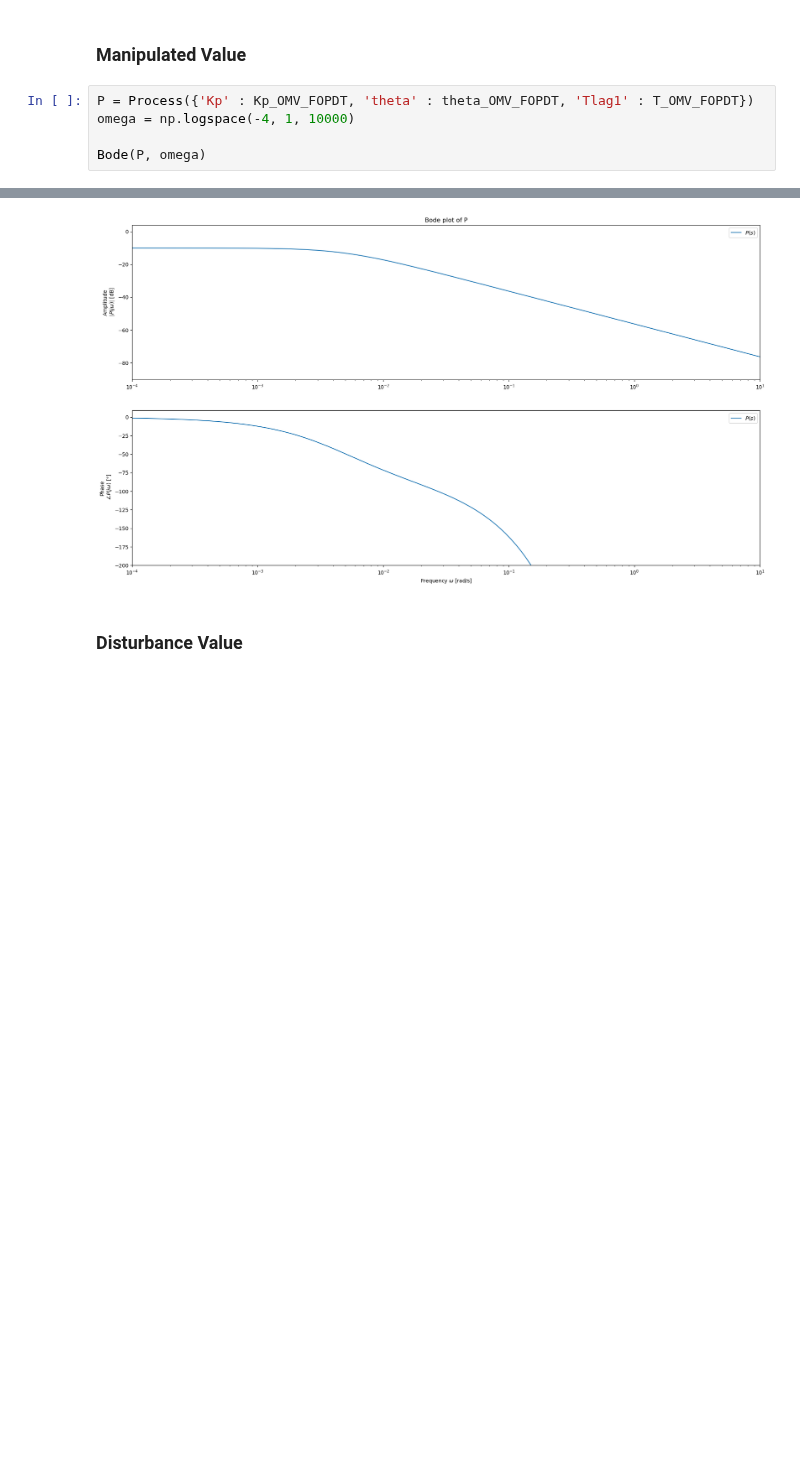
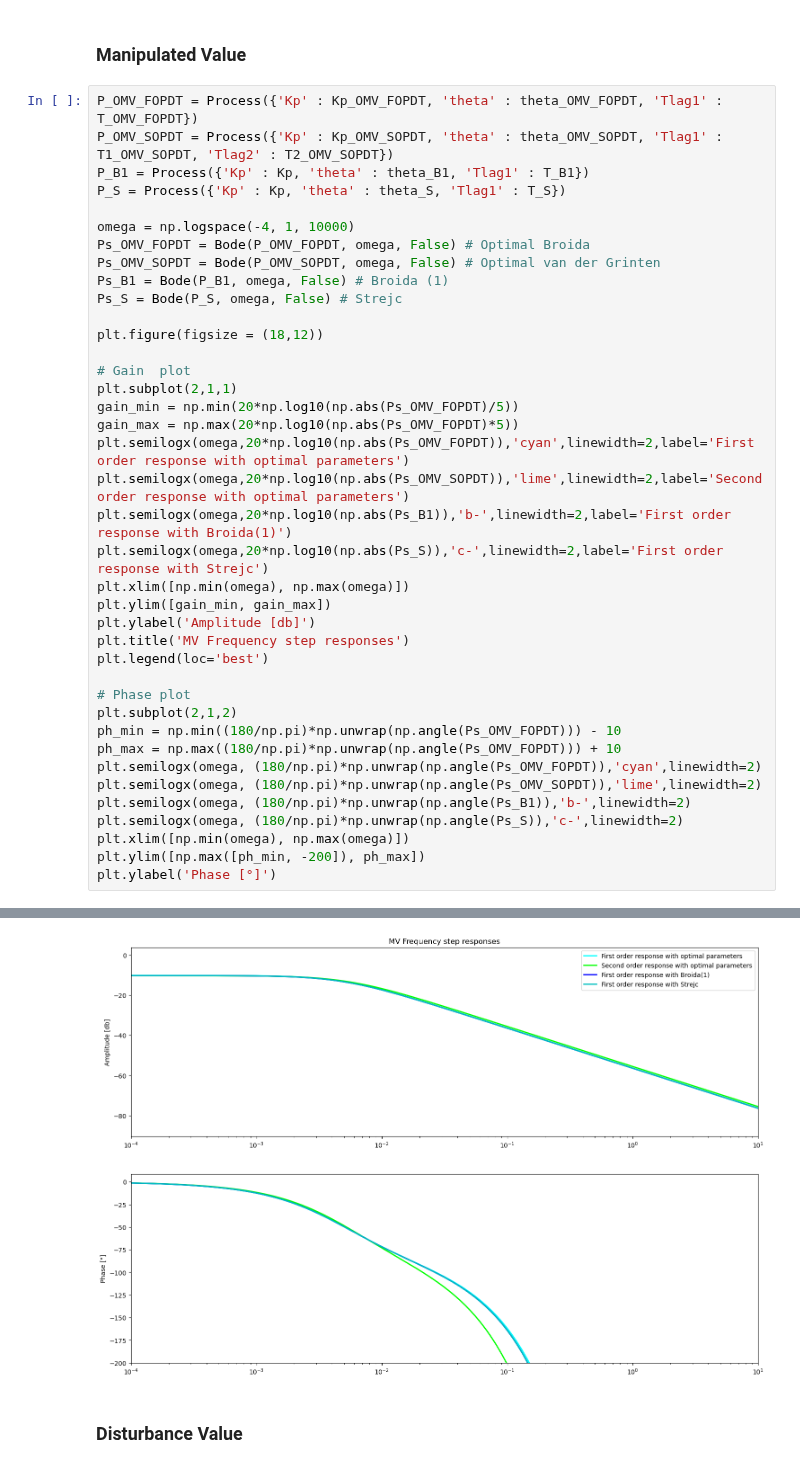
Before and after one commit to sstav0/Lab_Control_Theory, a Jupyter notebook: Simulation_OLP.ipynb, the cells around one changed output, grey strips where cells are left out. Drawn from its saved outputs; the diff is of its cells as text; blank space fills up the shorter version.

Commit message:
Add all models to Bode plots

```diff
--- a/Simulation_OLP.ipynb
+++ b/Simulation_OLP.ipynb
@@ -215,8 +217,42 @@ axs[1].set_xlim([0, np.max(tm_DV)])
 # %% [markdown]
 ### Manipulated Value
 # %%
-P = Process({'Kp' : Kp_OMV_FOPDT, 'theta' : theta_OMV_FOPDT, 'Tlag1' : T_OMV_FOPDT})
+P_OMV_FOPDT = Process({'Kp' : Kp_OMV_FOPDT, 'theta' : theta_OMV_FOPDT, 'Tlag1' : T_OMV_FOPDT})
+P_OMV_SOPDT = Process({'Kp' : Kp_OMV_SOPDT, 'theta' : theta_OMV_SOPDT, 'Tlag1' : T1_OMV_SOPDT, 'Tlag2' : T2_OMV_SOPDT})
+P_B1 = Process({'Kp' : Kp, 'theta' : theta_B1, 'Tlag1' : T_B1})
+P_S = Process({'Kp' : Kp, 'theta' : theta_S, 'Tlag1' : T_S})
+
 omega = np.logspace(-4, 1, 10000)
+Ps_OMV_FOPDT = Bode(P_OMV_FOPDT, omega, False) # Optimal Broida
+Ps_OMV_SOPDT = Bode(P_OMV_SOPDT, omega, False) # Optimal van der Grinten
+Ps_B1 = Bode(P_B1, omega, False) # Broida (1)
+Ps_S = Bode(P_S, omega, False) # Strejc
 
-Bode(P, omega)
+plt.figure(figsize = (18,12))
+
+# Gain  plot
+plt.subplot(2,1,1)
+gain_min = np.min(20*np.log10(np.abs(Ps_OMV_FOPDT)/5))
+gain_max = np.max(20*np.log10(np.abs(Ps_OMV_FOPDT)*5))
+plt.semilogx(omega,20*np.log10(np.abs(Ps_OMV_FOPDT)),'cyan',linewidth=2,label='First order response with optimal parameters')
+plt.semilogx(omega,20*np.log10(np.abs(Ps_OMV_SOPDT)),'lime',linewidth=2,label='Second order response with optimal parameters')
+plt.semilogx(omega,20*np.log10(np.abs(Ps_B1)),'b-',linewidth=2,label='First order response with Broida(1)')
+plt.semilogx(omega,20*np.log10(np.abs(Ps_S)),'c-',linewidth=2,label='First order response with Strejc')
+plt.xlim([np.min(omega), np.max(omega)])
+plt.ylim([gain_min, gain_max])
+plt.ylabel('Amplitude [db]')
+plt.title('MV Frequency step responses')
+plt.legend(loc='best')
+
+# Phase plot
+plt.subplot(2,1,2)
+ph_min = np.min((180/np.pi)*np.unwrap(np.angle(Ps_OMV_FOPDT))) - 10
+ph_max = np.max((180/np.pi)*np.unwrap(np.angle(Ps_OMV_FOPDT))) + 10
+plt.semilogx(omega, (180/np.pi)*np.unwrap(np.angle(Ps_OMV_FOPDT)),'cyan',linewidth=2)
+plt.semilogx(omega, (180/np.pi)*np.unwrap(np.angle(Ps_OMV_SOPDT)),'lime',linewidth=2)
+plt.semilogx(omega, (180/np.pi)*np.unwrap(np.angle(Ps_B1)),'b-',linewidth=2)
+plt.semilogx(omega, (180/np.pi)*np.unwrap(np.angle(Ps_S)),'c-',linewidth=2)
+plt.xlim([np.min(omega), np.max(omega)])
+plt.ylim([np.max([ph_min, -200]), ph_max])
+plt.ylabel('Phase [°]')
 # %% [output]
@@ -223,4 +260,4 @@ Bode(P, omega)
-[figure, old version]
+[figure, new version]
 # %% [markdown]
 ### Disturbance Value
 # %%
```
Also changed, not shown: parts of 5 cells of this notebook.
